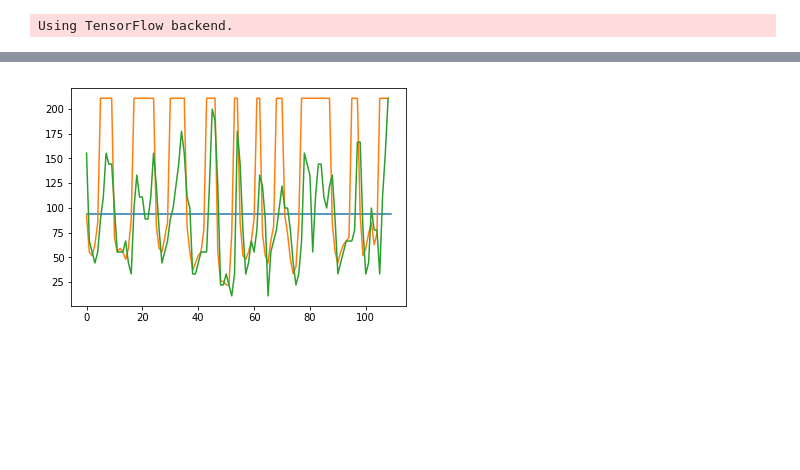
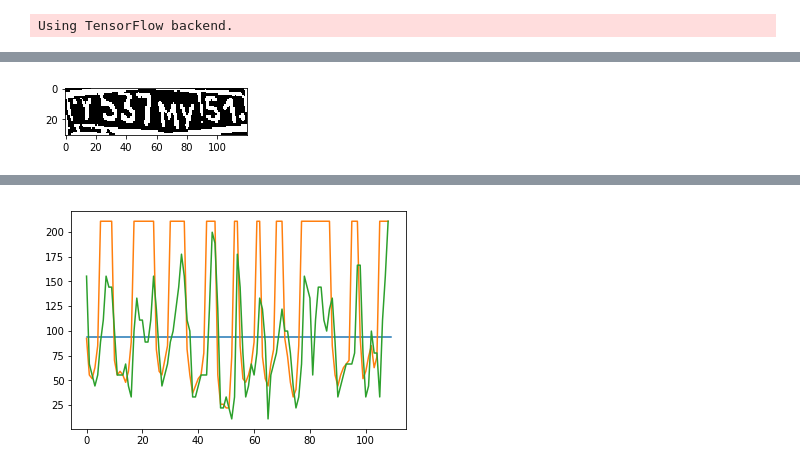
Before and after one commit to BEugen/Rslp, a Jupyter notebook: FullOcrLp/detect.ipynb, the cells around one changed output, grey strips where cells are left out. Saved outputs shown, nothing was run; the diff lists cells and outputs as text; code cells hidden in the pictures; blank space fills up the shorter version.

```diff
--- a/FullOcrLp/detect.ipynb
+++ b/FullOcrLp/detect.ipynb
@@ -317,3 +317,18 @@ plot_images(imgs, True)
+# %%
+#img = cv2.GaussianBlur(imgs[0], (11, 11), 0)
+#img = cv2.bilateralFilter(imgs[0],1,75,75)
+#img = cv2.subtract(img, imgs[0])
+imgb = cv2.GaussianBlur(imgs[0], (9, 9), 100)
+#imgb = cv2.subtract(imgb, img)
+img = cv2.subtract(imgb, imgs[0])
+cv2.normalize(img, img, 0, 255, cv2.NORM_MINMAX)
+#kernel = np.ones((2, 1), np.uint8)
+#img = cv2.dilate(img, kernel, iterations=2)
+img = cv2.GaussianBlur(img, (1, 1), 10)
+ret, img = cv2.threshold(img, 5, 255, 0)      # 1 chan, grayscale!
+plot_images([img], True)
+# %% [output]
+[figure, added]
 # %%
 #image = cv2.adaptiveThreshold(imgs[0], 200, cv2.ADAPTIVE_THRESH_GAUSSIAN_C, cv2.THRESH_BINARY, 9, 3)
 kernel = np.ones((1, 1), np.uint8)
```
Also changed, not shown: parts of 9 cells of this notebook, 1 other file.
